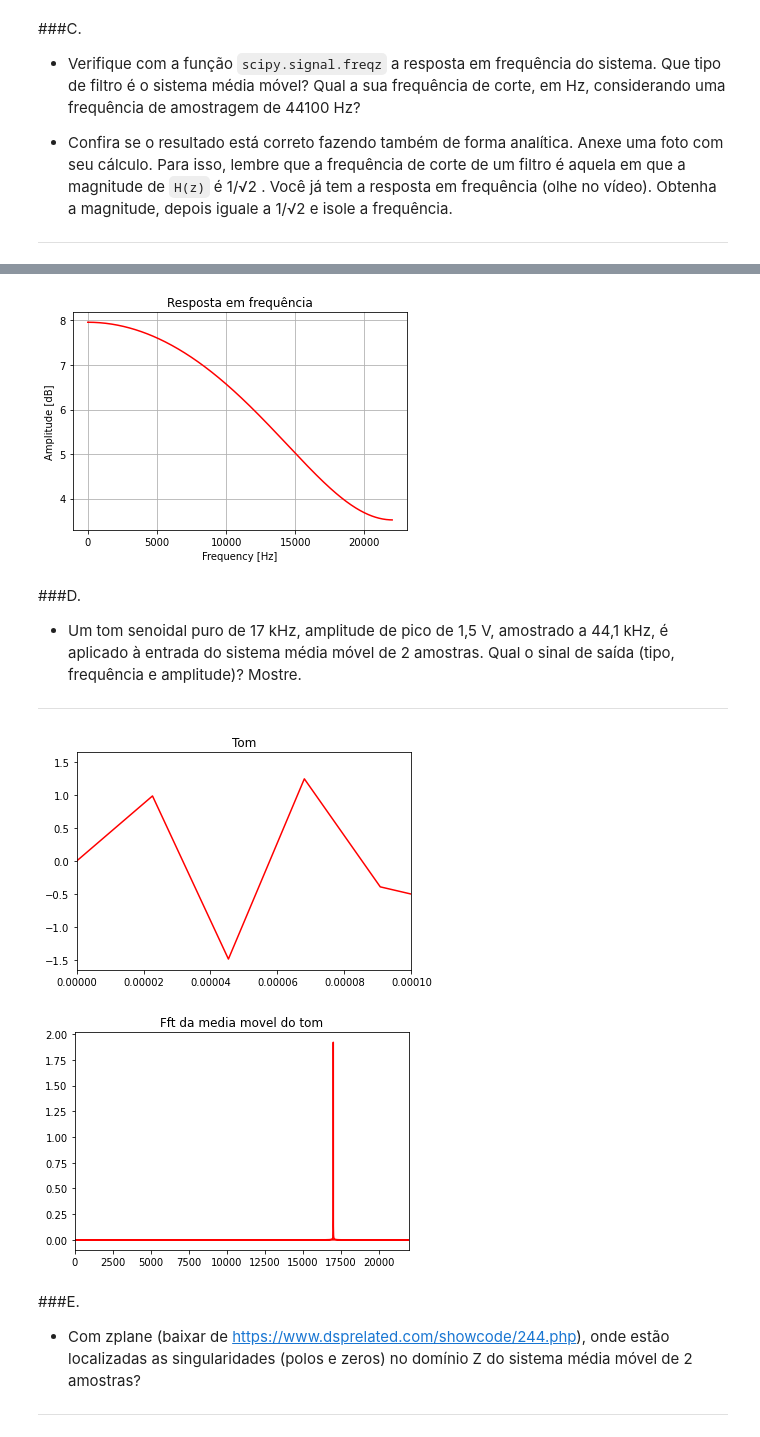
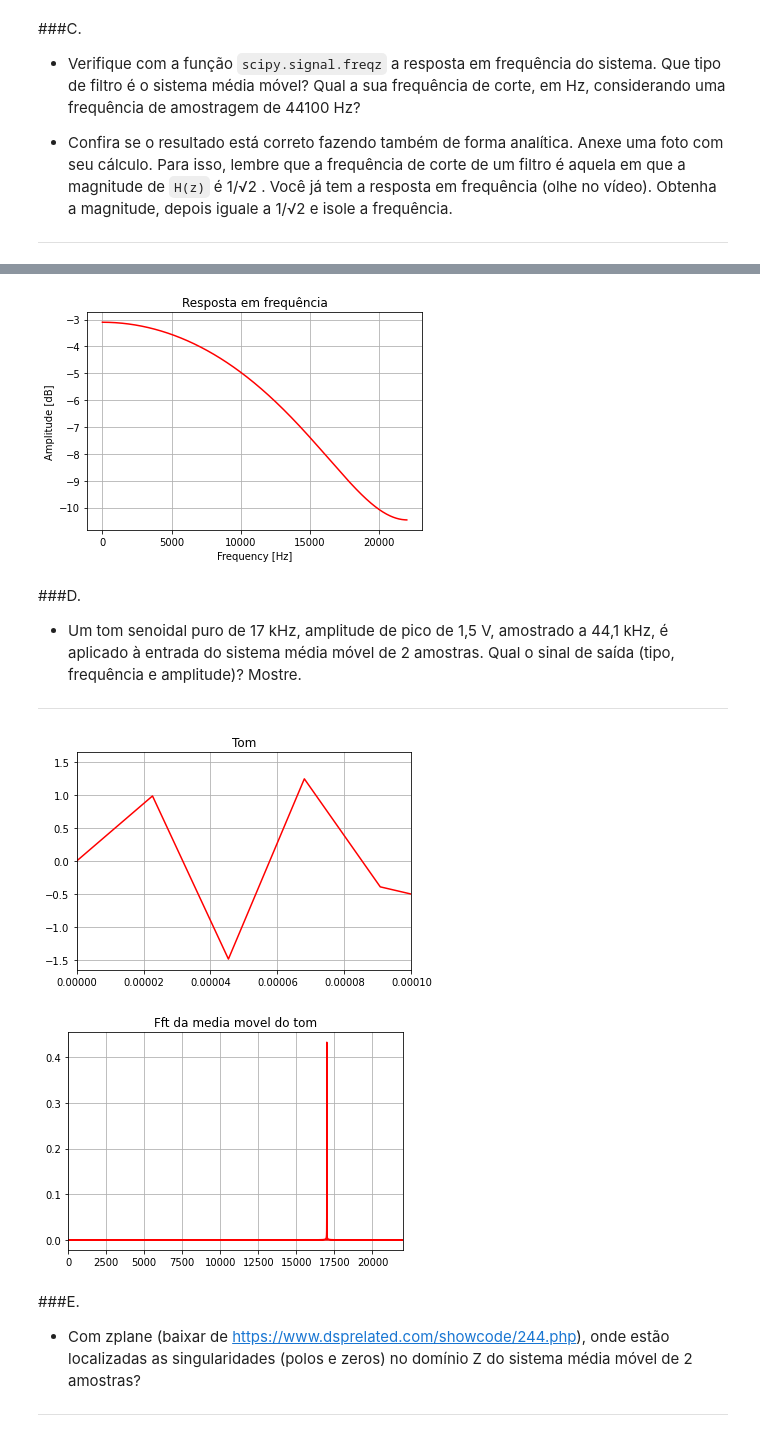
Before and after one commit to victoriafabris/disciplina-dsp-audio-video, a Jupyter notebook: atividade3/atividade_3.ipynb, the cells around one changed output, grey strips where cells are left out. Drawn from its saved outputs; the diff is of its cells as text; code cells hidden in the pictures.

```diff
--- a/atividade3/atividade_3.ipynb
+++ b/atividade3/atividade_3.ipynb
@@ -14,7 +17,7 @@ ___
 x = [10, 3, -3, 3, 8, 1, -2]
 input = np.array(x)
 a = [1]
-b = [0.5, 2]
+b = [0.5, 0.2]
 # %%
 #lfilter: filter data along one-dimension with an IIR or FIR filter
 media_movel = signal.lfilter(b, a, input)
@@ -58,35 +93,39 @@ plt.title('Resposta em frequência')
 plt.xlabel('Frequency [Hz]')
 plt.ylabel('Amplitude [dB]')
 plt.show()
+
+#fazer -3db do valor de pico (8db)
 # %% [output]
-[figure, old version]
+[figure, new version]
 # %% [markdown]
 ###D.
 - Um tom senoidal puro de 17 kHz, amplitude de pico de 1,5 V, amostrado a 44,1 kHz, é aplicado à entrada do sistema média móvel de 2 amostras. Qual o sinal de saída (tipo, frequência e amplitude)? Mostre.
 ___
 # %%
 f = 17000
-fs= 44100
+fs = 44100
 amplitude = 1.5
 k = np.linspace(0,1, fs)
 tom = amplitude*(np.sin(f2w*17000*k))
 plt.xlim(0,0.0001)
 plt.plot(k,tom,"r")
 plt.title('Tom')
+plt.grid()
 plt.show()
 
 media_movel_tom = signal.lfilter(b,a,tom)
 
 fft_media_movel_tom = np.fft.fft(media_movel_tom)
 n = fft_media_movel_tom.size
 freq = np.fft.fftfreq(n, 1/fs)
 plt.xlim(0,22000)
 plt.plot(freq,abs(fft_media_movel_tom)*2/fs, "r")
 plt.title('Fft da media movel do tom')
+plt.grid()
 plt.show()
 # %% [output]
-[figure, old version]
+[figure, new version]
-[figure, old version]
+[figure, new version]
 # %% [markdown]
 ###E.
 - Com zplane (baixar de https://www.dsprelated.com/showcode/244.php), onde estão localizadas as singularidades (polos e zeros) no domínio Z do sistema média móvel de 2 amostras?
```
Also changed, not shown: parts of 10 cells of this notebook.
